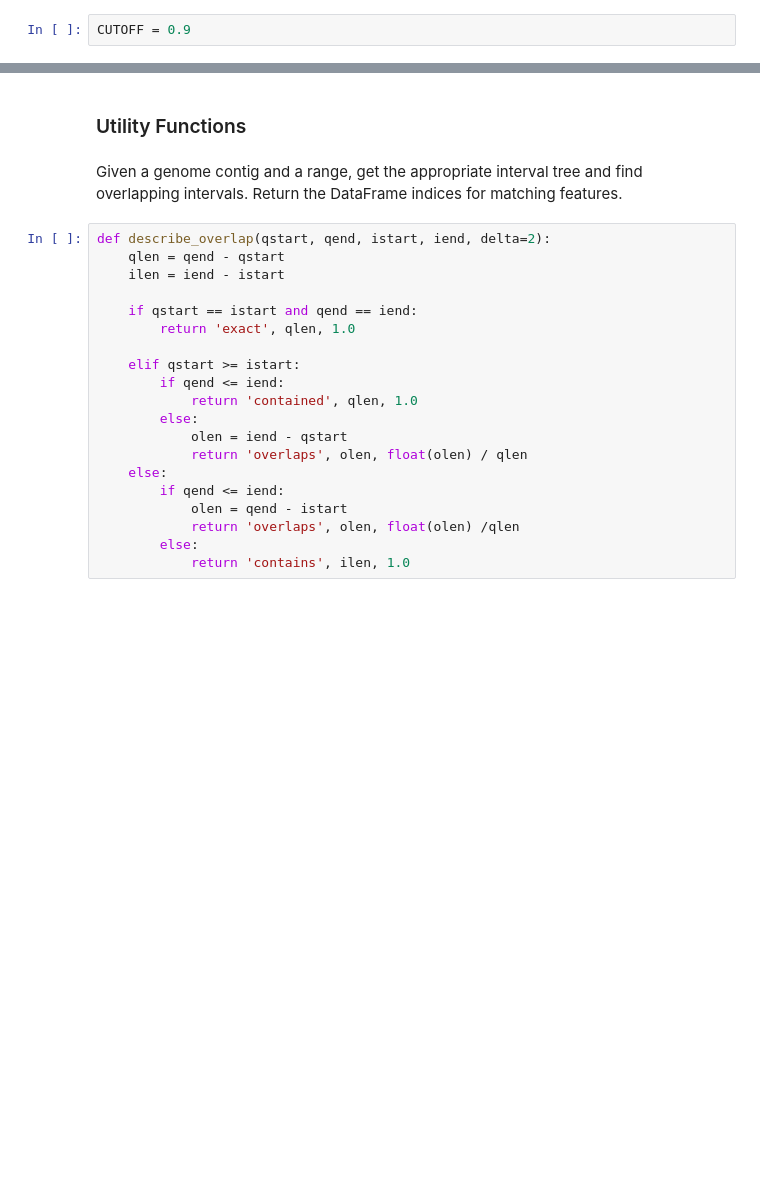
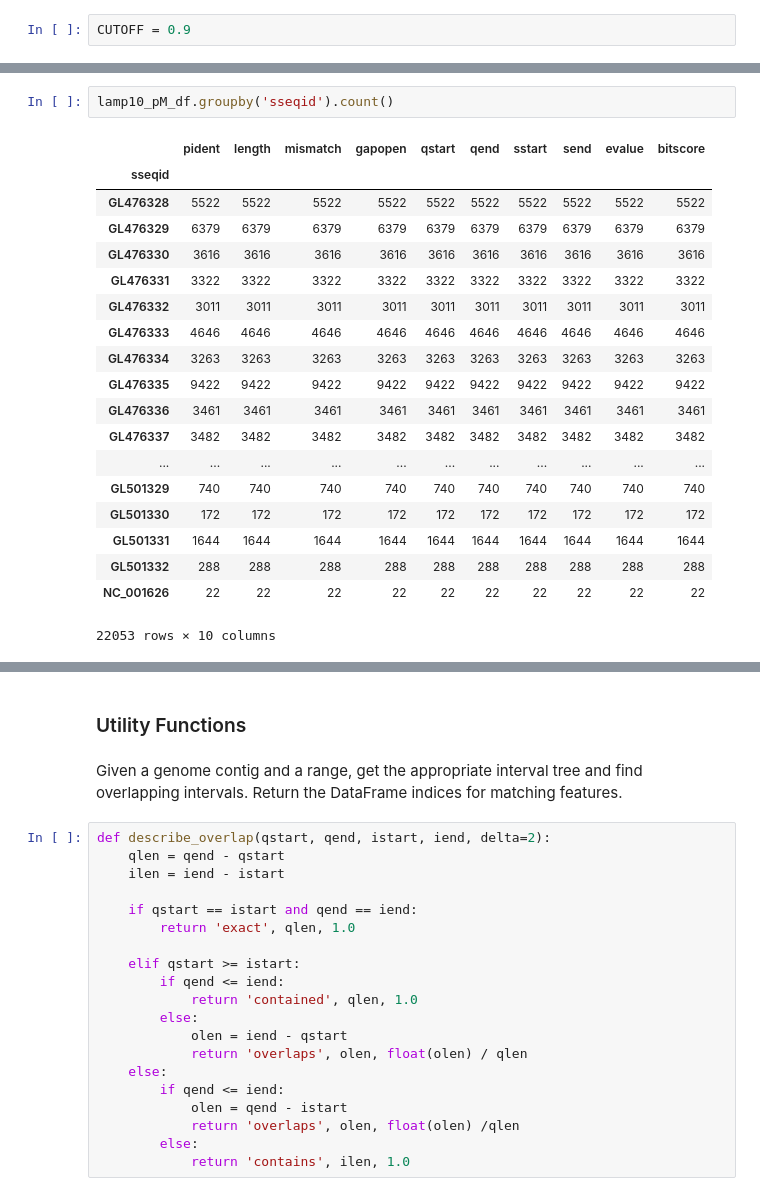
Before and after one commit to standage/2015-petMarSB, a Jupyter notebook: notebooks/petmar-cross-validate.ipynb, the cells around one changed output, grey strips where cells are left out. Cells and saved outputs as stored; diff of their text form; blank space fills up the shorter version.

```diff
--- a/notebooks/petmar-cross-validate.ipynb
+++ b/notebooks/petmar-cross-validate.ipynb
@@ -175,0 +166,22 @@ CUTOFF = 0.9
+# %%
+lamp10_pM_df.groupby('sseqid').count()
+# %% [output]
+|  | pident | length | mismatch | gapopen | qstart | qend | sstart | send | evalue | bitscore |
+| sseqid |  |  |  |  |  |  |  |  |  |  |
+| GL476328 | 5522 | 5522 | 5522 | 5522 | 5522 | 5522 | 5522 | 5522 | 5522 | 5522 |
+| GL476329 | 6379 | 6379 | 6379 | 6379 | 6379 | 6379 | 6379 | 6379 | 6379 | 6379 |
+| GL476330 | 3616 | 3616 | 3616 | 3616 | 3616 | 3616 | 3616 | 3616 | 3616 | 3616 |
+| GL476331 | 3322 | 3322 | 3322 | 3322 | 3322 | 3322 | 3322 | 3322 | 3322 | 3322 |
+| GL476332 | 3011 | 3011 | 3011 | 3011 | 3011 | 3011 | 3011 | 3011 | 3011 | 3011 |
+| GL476333 | 4646 | 4646 | 4646 | 4646 | 4646 | 4646 | 4646 | 4646 | 4646 | 4646 |
+| GL476334 | 3263 | 3263 | 3263 | 3263 | 3263 | 3263 | 3263 | 3263 | 3263 | 3263 |
+| GL476335 | 9422 | 9422 | 9422 | 9422 | 9422 | 9422 | 9422 | 9422 | 9422 | 9422 |
+| GL476336 | 3461 | 3461 | 3461 | 3461 | 3461 | 3461 | 3461 | 3461 | 3461 | 3461 |
+| GL476337 | 3482 | 3482 | 3482 | 3482 | 3482 | 3482 | 3482 | 3482 | 3482 | 3482 |
+| ... | ... | ... | ... | ... | ... | ... | ... | ... | ... | ... |
+| GL501329 | 740 | 740 | 740 | 740 | 740 | 740 | 740 | 740 | 740 | 740 |
+| GL501330 | 172 | 172 | 172 | 172 | 172 | 172 | 172 | 172 | 172 | 172 |
+| GL501331 | 1644 | 1644 | 1644 | 1644 | 1644 | 1644 | 1644 | 1644 | 1644 | 1644 |
+| GL501332 | 288 | 288 | 288 | 288 | 288 | 288 | 288 | 288 | 288 | 288 |
+| NC_001626 | 22 | 22 | 22 | 22 | 22 | 22 | 22 | 22 | 22 | 22 |
+22053 rows × 10 columns
```
Also changed, not shown: parts of 11 cells of this notebook.
